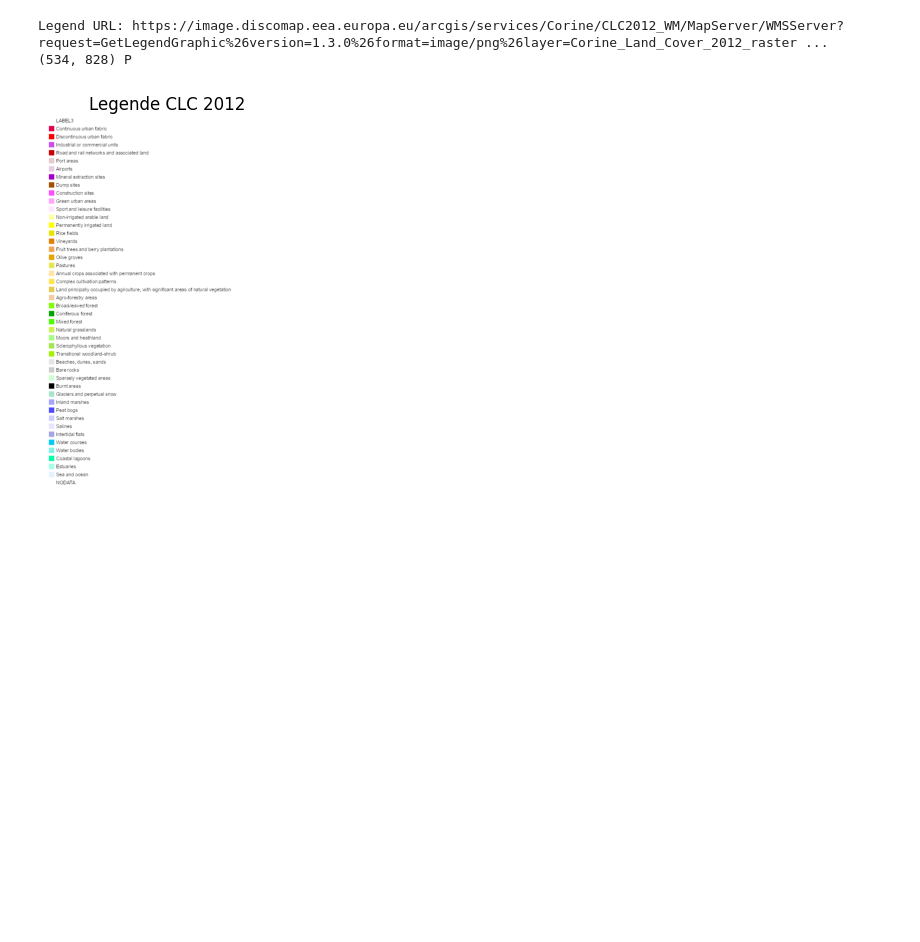
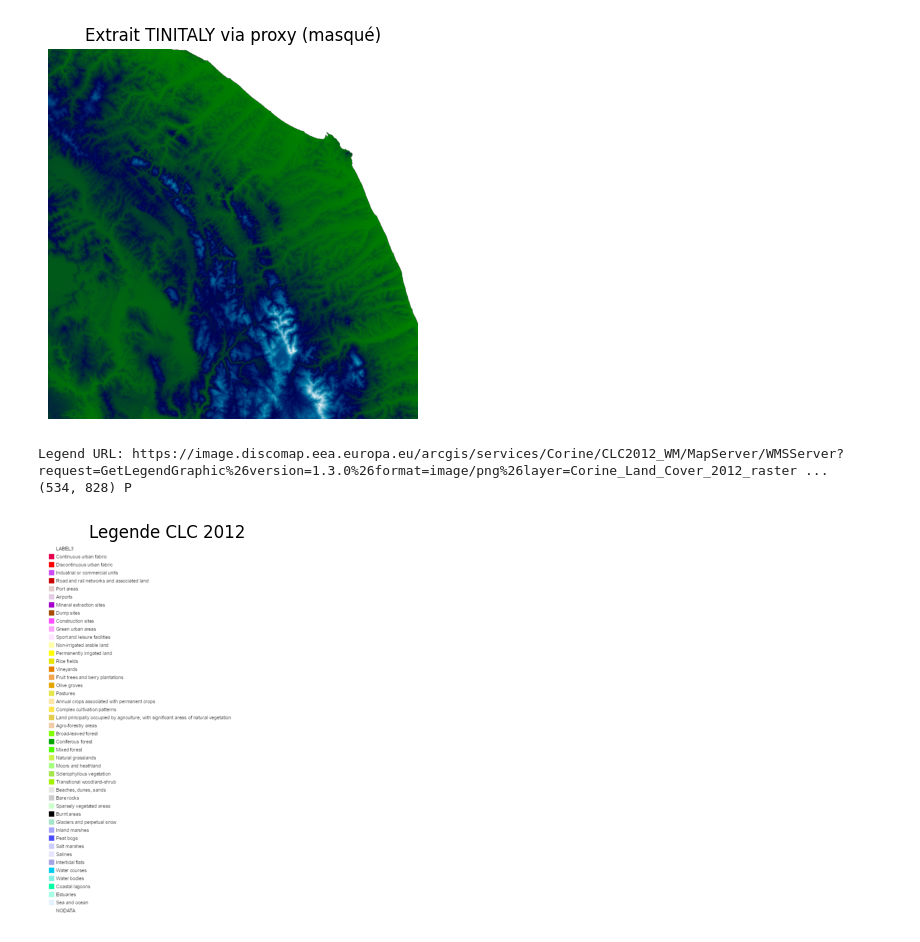
Before and after one commit to zwergon/pyslam, a Jupyter notebook: preprocessing/preprocessing.ipynb, the cells around one changed output. Drawn from its saved outputs; the diff is of its cells as text; code cells hidden in the pictures; blank space fills up the shorter version.

```diff
--- a/preprocessing/preprocessing.ipynb
+++ b/preprocessing/preprocessing.ipynb
@@ -103,3 +16,19 @@ dict_keys(['title', 'legend', 'legend_width', 'legend_height', 'legend_format'])
+# %%
+import numpy as np
+import matplotlib.pyplot as plt
+
+# Faire un masque avec les valeurs nulles ou NaN
+mask = np.isnan(dem.array) | (dem.array == -9999)
+
+# Appliquer le masque
+dem_array_masked = np.ma.masked_array(dem.array, mask=mask)
+# Affichage du DEM avec le masque
+plt.imshow(dem_array_masked, cmap='ocean')
+plt.axis('off')
+plt.title("Extrait TINITALY via proxy (masqué)")
+plt.show()
+# %% [output]
+[figure, added]
 # %%
 import matplotlib.pyplot as plt
 from PIL import Image
```
Also changed, not shown: parts of 23 cells of this notebook, 9 other files.
